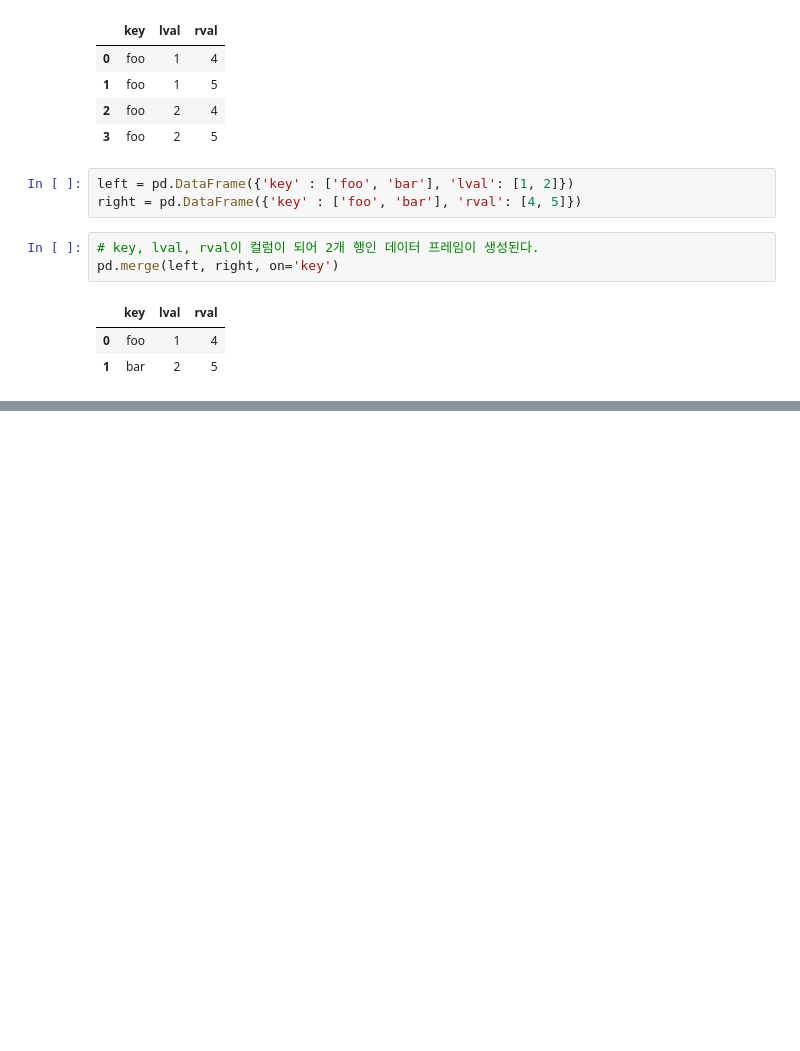
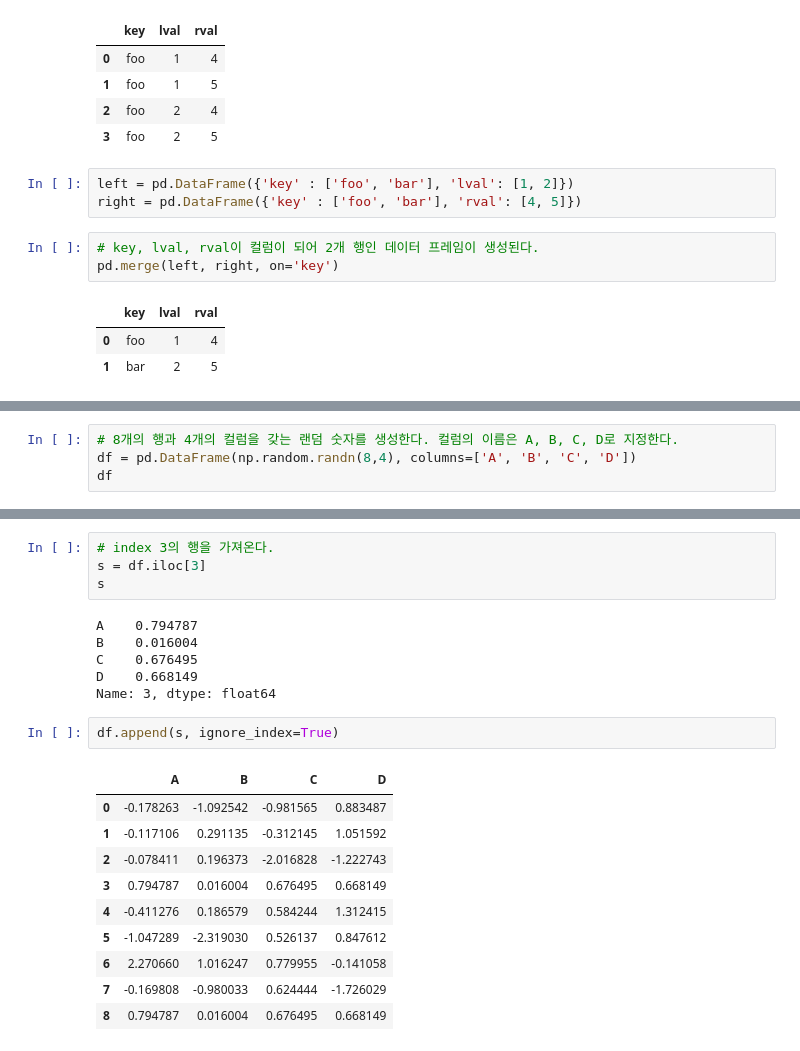
Before and after one commit to heemokyim/dsschool-study-notebook, a Jupyter notebook: 2nd-week-titanic/10min_pandas.ipynb, the cells around one changed output, grey strips where cells are left out. Drawn from its saved outputs; the diff is of its cells as text; blank space fills up the shorter version.

```diff
--- a/2nd-week-titanic/10min_pandas.ipynb
+++ b/2nd-week-titanic/10min_pandas.ipynb
@@ -558,0 +560,4 @@ pd.merge(left, right, on='key')
+# %%
+# 8개의 행과 4개의 컬럼을 갖는 랜덤 숫자를 생성한다. 컬럼의 이름은 A, B, C, D로 지정한다.
+df = pd.DataFrame(np.random.randn(8,4), columns=['A', 'B', 'C', 'D'])
+df
@@ -558,0 +574,23 @@ pd.merge(left, right, on='key')
+# %%
+# index 3의 행을 가져온다.
+s = df.iloc[3]
+s
+# %% [output]
+A    0.794787
+B    0.016004
+C    0.676495
+D    0.668149
+Name: 3, dtype: float64
+# %%
+df.append(s, ignore_index=True)
+# %% [output]
+|  | A | B | C | D |
+| 0 | -0.178263 | -1.092542 | -0.981565 | 0.883487 |
+| 1 | -0.117106 | 0.291135 | -0.312145 | 1.051592 |
+| 2 | -0.078411 | 0.196373 | -2.016828 | -1.222743 |
+| 3 | 0.794787 | 0.016004 | 0.676495 | 0.668149 |
+| 4 | -0.411276 | 0.186579 | 0.584244 | 1.312415 |
+| 5 | -1.047289 | -2.319030 | 0.526137 | 0.847612 |
+| 6 | 2.270660 | 1.016247 | 0.779955 | -0.141058 |
+| 7 | -0.169808 | -0.980033 | 0.624444 | -1.726029 |
+| 8 | 0.794787 | 0.016004 | 0.676495 | 0.668149 |
```
Also changed, not shown: parts of 46 cells of this notebook.
